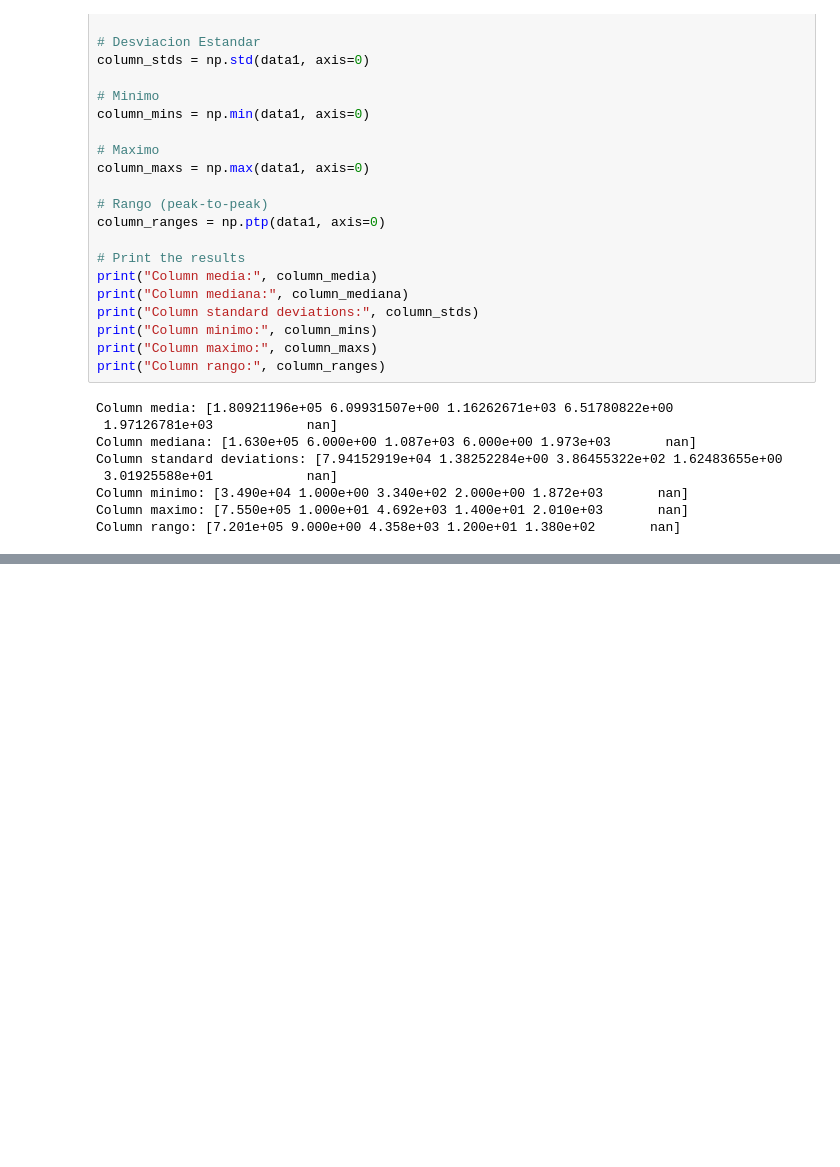
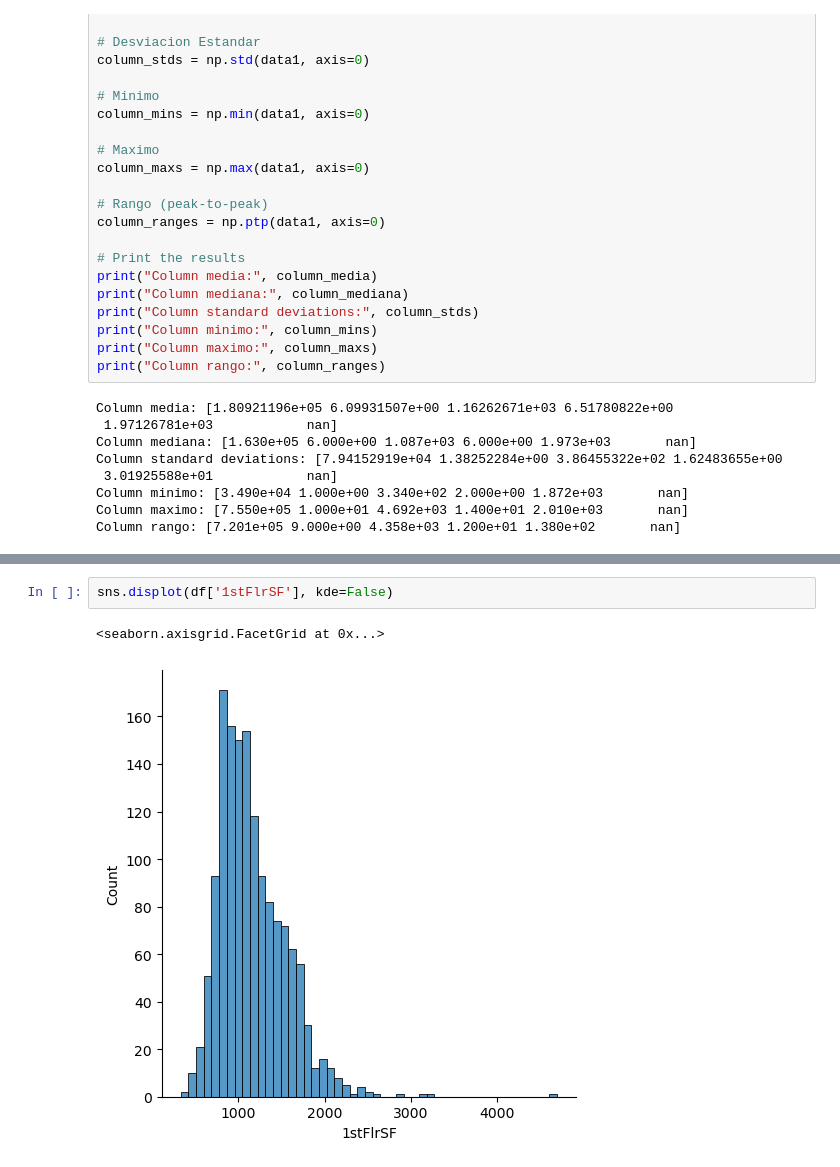
Before and after one commit to noemonterrosa/ClasePythonMaster, a Jupyter notebook: proyecto1NM.ipynb, the cells around one changed output, grey strips where cells are left out. Cells and saved outputs as stored; diff of their text form; blank space fills up the shorter version.

```diff
--- a/proyecto1NM.ipynb
+++ b/proyecto1NM.ipynb
@@ -63,0 +100,5 @@ Column rango: [7.201e+05 9.000e+00 4.358e+03 1.200e+01 1.380e+02       nan]
+# %%
+sns.displot(df['1stFlrSF'], kde=False)
+# %% [output]
+<seaborn.axisgrid.FacetGrid at 0x...>
+[figure, added]
```
Also changed, not shown: parts of 23 cells of this notebook.
